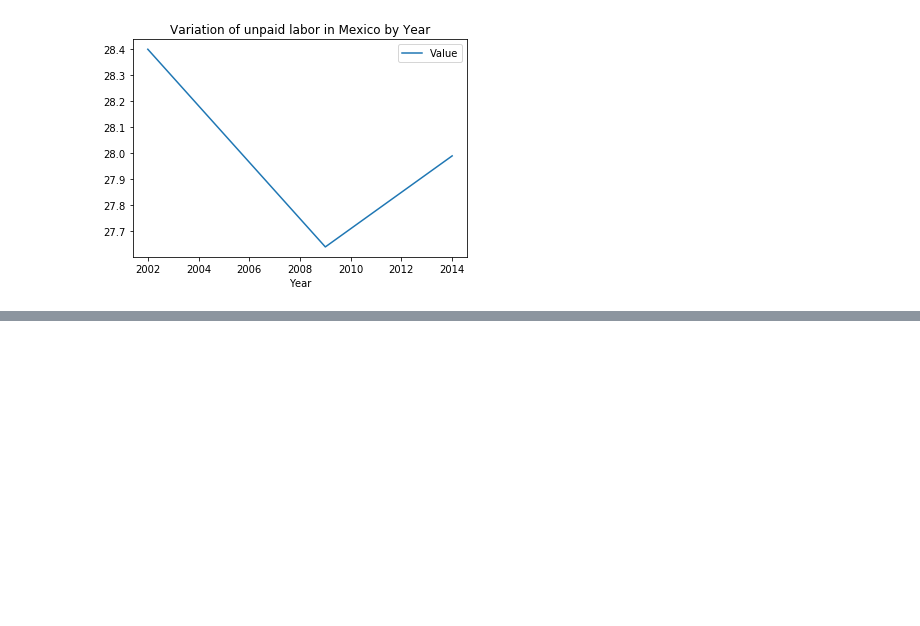
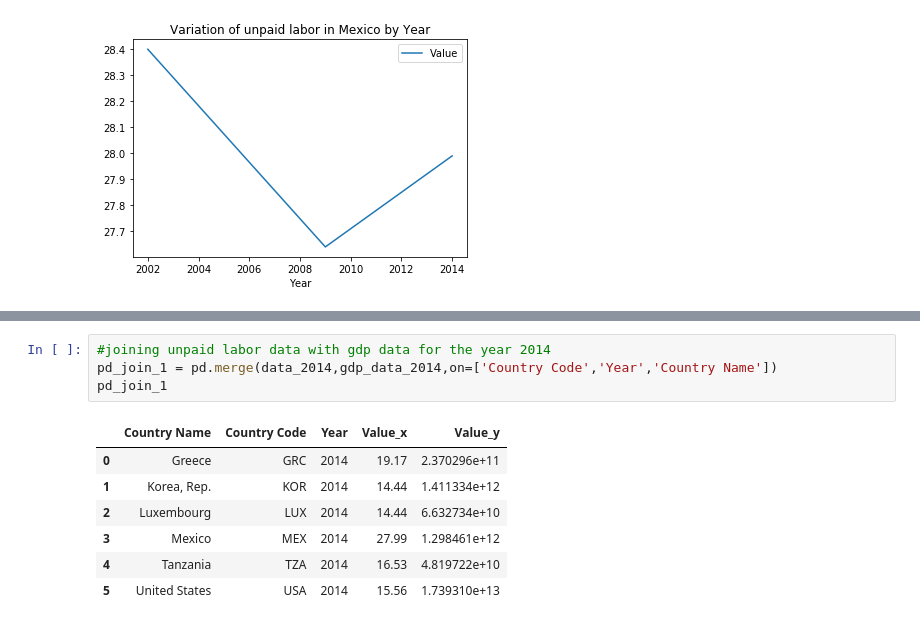
Before and after one commit to anusreeb/unpaid-labor-women, a Jupyter notebook: Unpaid_labor_investigation.ipynb, the cells around one changed output, grey strips where cells are left out. Cells and saved outputs as stored; diff of their text form; blank space fills up the shorter version.

```diff
--- a/Unpaid_labor_investigation.ipynb
+++ b/Unpaid_labor_investigation.ipynb
@@ -64,0 +99,12 @@ df_na[df_na['Country Code']=='MEX'].plot(x='Year',y='Value',title='Variation of
+# %%
+#joining unpaid labor data with gdp data for the year 2014
+pd_join_1 = pd.merge(data_2014,gdp_data_2014,on=['Country Code','Year','Country Name'])
+pd_join_1
+# %% [output]
+|  | Country Name | Country Code | Year | Value_x | Value_y |
+| 0 | Greece | GRC | 2014 | 19.17 | 2.370296e+11 |
+| 1 | Korea, Rep. | KOR | 2014 | 14.44 | 1.411334e+12 |
+| 2 | Luxembourg | LUX | 2014 | 14.44 | 6.632734e+10 |
+| 3 | Mexico | MEX | 2014 | 27.99 | 1.298461e+12 |
+| 4 | Tanzania | TZA | 2014 | 16.53 | 4.819722e+10 |
+| 5 | United States | USA | 2014 | 15.56 | 1.739310e+13 |
```
Also changed, not shown: parts of 8 cells of this notebook.
